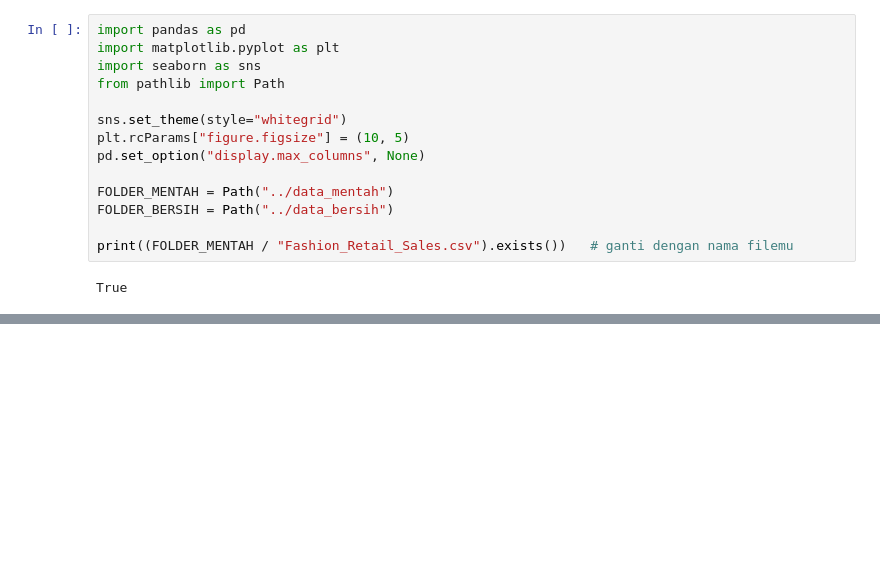
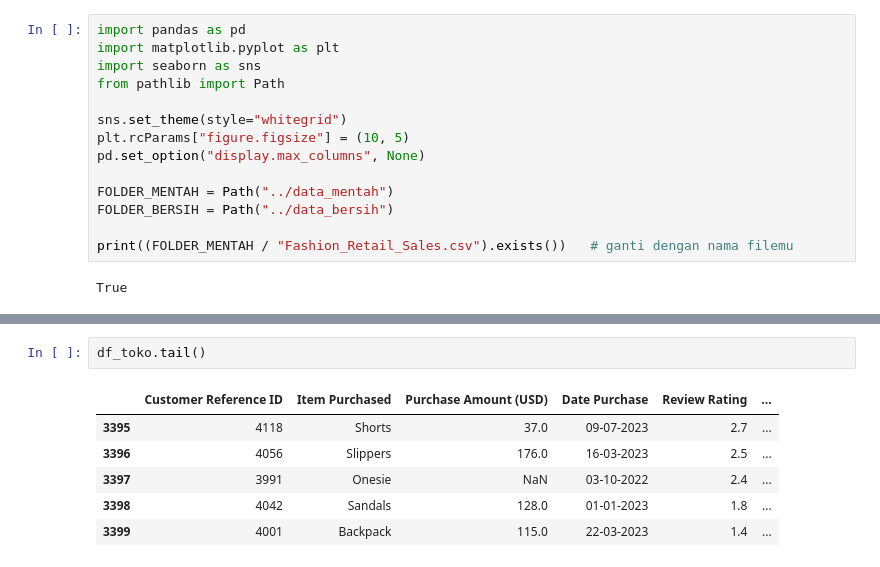
Before and after one commit to sutarozu/fashion-retail-project, a Jupyter notebook: notebook/analisis_penjualan_fashion.ipynb, the cells around one changed output, grey strips where cells are left out. Saved outputs shown, nothing was run; the diff lists cells and outputs as text; blank space fills up the shorter version.

```diff
--- a/notebook/analisis_penjualan_fashion.ipynb
+++ b/notebook/analisis_penjualan_fashion.ipynb
@@ -47,0 +63,9 @@ True
+# %%
+df_toko.tail()
+# %% [output]
+|  | Customer Reference ID | Item Purchased | Purchase Amount (USD) | Date Purchase | Review Rating | ... |
+| 3395 | 4118 | Shorts | 37.0 | 09-07-2023 | 2.7 | ... |
+| 3396 | 4056 | Slippers | 176.0 | 16-03-2023 | 2.5 | ... |
+| 3397 | 3991 | Onesie | NaN | 03-10-2022 | 2.4 | ... |
+| 3398 | 4042 | Sandals | 128.0 | 01-01-2023 | 1.8 | ... |
+| 3399 | 4001 | Backpack | 115.0 | 22-03-2023 | 1.4 | ... |
```
Also changed, not shown: parts of 22 cells of this notebook.
